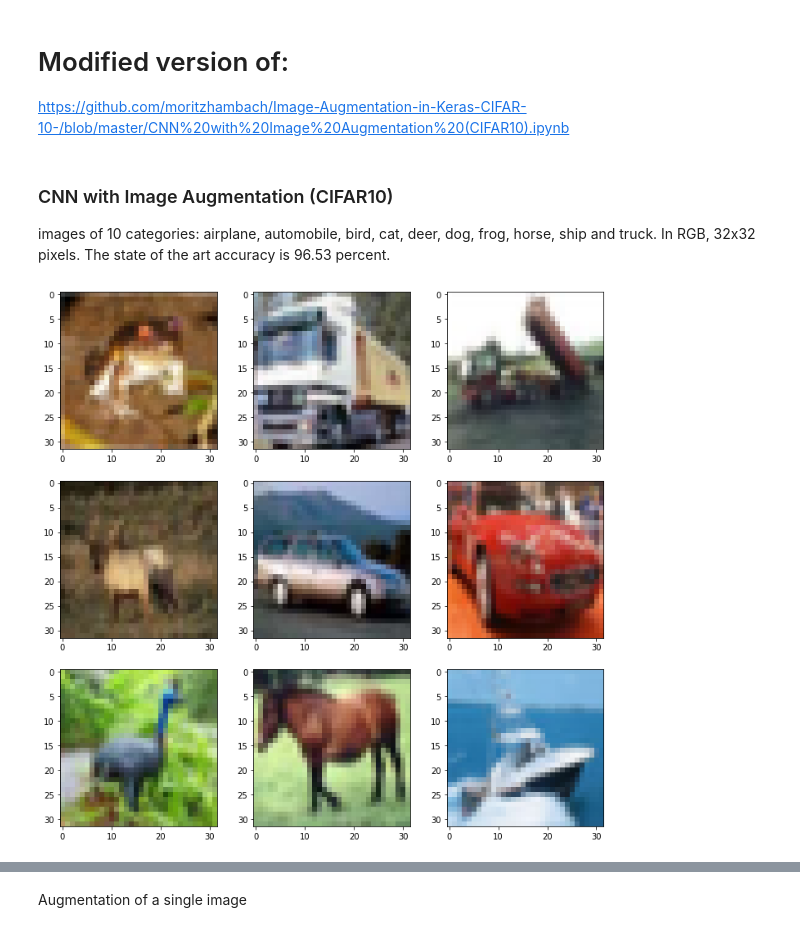
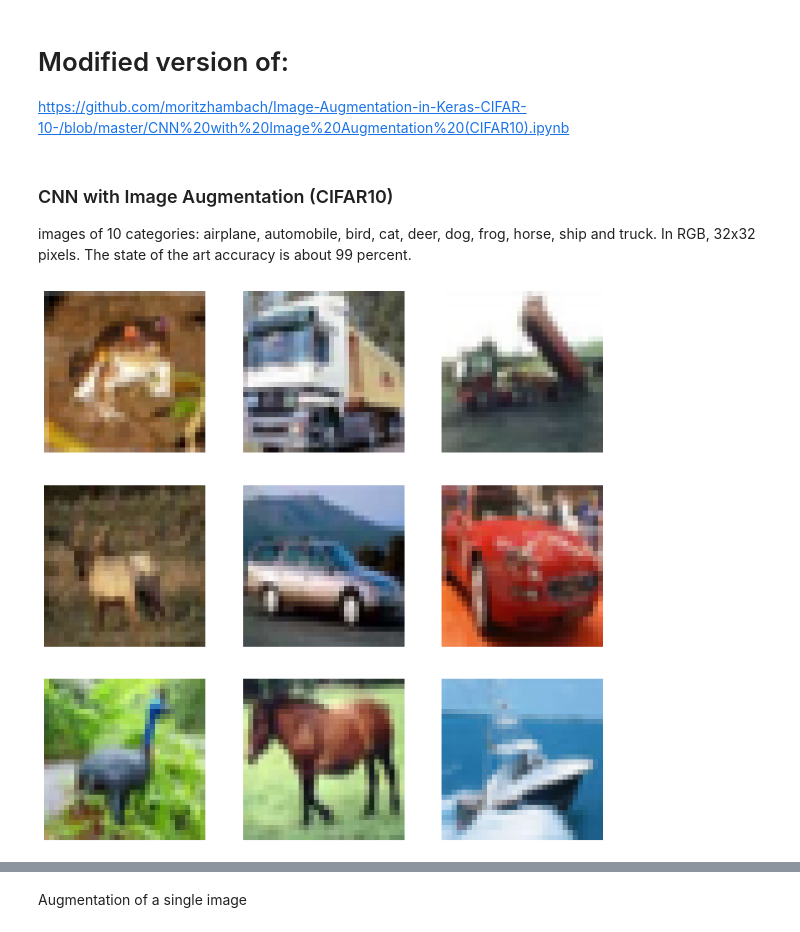
Before and after one commit to marcinwolter/DeepLearning_2020, a Jupyter notebook: CNN_with_Image_Augmentation.ipynb, the cells around one changed output, grey strips where cells are left out. Saved outputs shown, nothing was run; the diff lists cells and outputs as text; code cells hidden in the pictures.

```diff
--- a/CNN_with_Image_Augmentation.ipynb
+++ b/CNN_with_Image_Augmentation.ipynb
@@ -5,7 +5,7 @@
 https://github.com/moritzhambach/Image-Augmentation-in-Keras-CIFAR-10-/blob/master/CNN%20with%20Image%20Augmentation%20(CIFAR10).ipynb
 # %% [markdown]
 ### CNN with Image Augmentation (CIFAR10)
-images of 10 categories: airplane, automobile, bird, cat, deer, dog, frog, horse, ship and truck. In RGB, 32x32 pixels. The state of the art accuracy is 96.53 percent.
+images of 10 categories: airplane, automobile, bird, cat, deer, dog, frog, horse, ship and truck. In RGB, 32x32 pixels. The state of the art accuracy is about 99 percent.
 # %%
 import tensorflow as tf
 import numpy as np
@@ -23,19 +23,20 @@ from keras.preprocessing.image import ImageDataGenerator
 # %%
 #load data
 (x_train, y_train), (x_test, y_test) = cifar10.load_data()
 img_rows, img_cols , channels= 32,32,3
 
 # save x_test images
 xx_test = x_test
 yy_test = y_test
 
 fig = plt.figure(figsize=(12, 12))
 for i in range(0,9):
     plt.subplot(330 + 1 + i)
+    plt.axis('off')
     plt.imshow(x_train[i])
 plt.show()
 # %% [output]
-[figure, old version]
+[figure, new version]
 # %%
 # set up image augmentation
 datagen = ImageDataGenerator(
```
Also changed, not shown: parts of 15 cells of this notebook.
